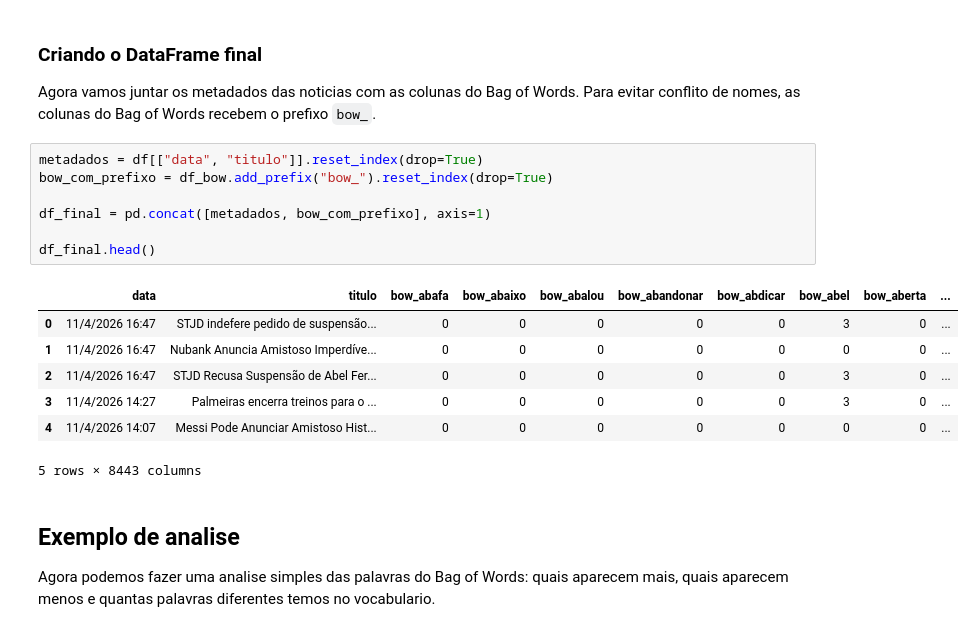
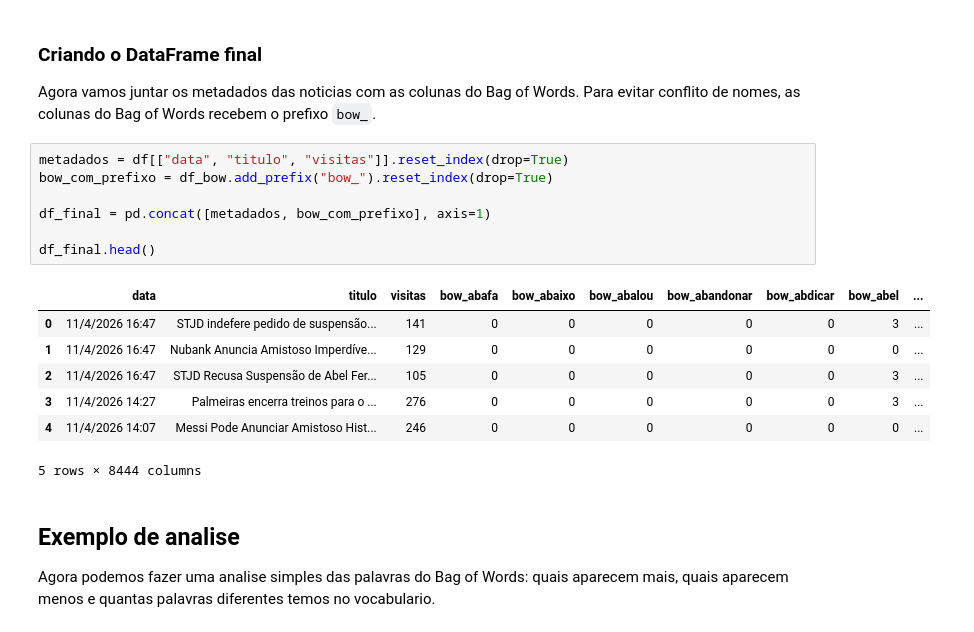
Before and after one commit to Giloca9/perspectiva-dados, a Jupyter notebook: PLN/Codigo_PLN.ipynb, the cells around one changed output. Cells and saved outputs as stored; diff of their text form.

```diff
--- a/PLN/Codigo_PLN.ipynb
+++ b/PLN/Codigo_PLN.ipynb
@@ -166,20 +175,20 @@ df_bow.head()
 
 Agora vamos juntar os metadados das noticias com as colunas do Bag of Words. Para evitar conflito de nomes, as colunas do Bag of Words recebem o prefixo `bow_`.
 # %%
-metadados = df[["data", "titulo"]].reset_index(drop=True)
+metadados = df[["data", "titulo", "visitas"]].reset_index(drop=True)
 bow_com_prefixo = df_bow.add_prefix("bow_").reset_index(drop=True)
 
 df_final = pd.concat([metadados, bow_com_prefixo], axis=1)
 
 df_final.head()
 # %% [output]
-|  | data | titulo | bow_abafa | bow_abaixo | bow_abalou | bow_abandonar | bow_abdicar | bow_abel | bow_aberta | ... |
-| 0 | 11/4/2026 16:47 | STJD indefere pedido de suspensão... | 0 | 0 | 0 | 0 | 0 | 3 | 0 | ... |
-| 1 | 11/4/2026 16:47 | Nubank Anuncia Amistoso Imperdíve... | 0 | 0 | 0 | 0 | 0 | 0 | 0 | ... |
-| 2 | 11/4/2026 16:47 | STJD Recusa Suspensão de Abel Fer... | 0 | 0 | 0 | 0 | 0 | 3 | 0 | ... |
-| 3 | 11/4/2026 14:27 | Palmeiras encerra treinos para o ... | 0 | 0 | 0 | 0 | 0 | 3 | 0 | ... |
-| 4 | 11/4/2026 14:07 | Messi Pode Anunciar Amistoso Hist... | 0 | 0 | 0 | 0 | 0 | 0 | 0 | ... |
+|  | data | titulo | visitas | bow_abafa | bow_abaixo | bow_abalou | bow_abandonar | bow_abdicar | bow_abel | ... |
+| 0 | 11/4/2026 16:47 | STJD indefere pedido de suspensão... | 141 | 0 | 0 | 0 | 0 | 0 | 3 | ... |
+| 1 | 11/4/2026 16:47 | Nubank Anuncia Amistoso Imperdíve... | 129 | 0 | 0 | 0 | 0 | 0 | 0 | ... |
+| 2 | 11/4/2026 16:47 | STJD Recusa Suspensão de Abel Fer... | 105 | 0 | 0 | 0 | 0 | 0 | 3 | ... |
+| 3 | 11/4/2026 14:27 | Palmeiras encerra treinos para o ... | 276 | 0 | 0 | 0 | 0 | 0 | 3 | ... |
+| 4 | 11/4/2026 14:07 | Messi Pode Anunciar Amistoso Hist... | 246 | 0 | 0 | 0 | 0 | 0 | 0 | ... |
-5 rows × 8443 columns
+5 rows × 8444 columns
 # %% [markdown]
 ## Exemplo de analise
 
```
Also changed, not shown: parts of 6 cells of this notebook.
